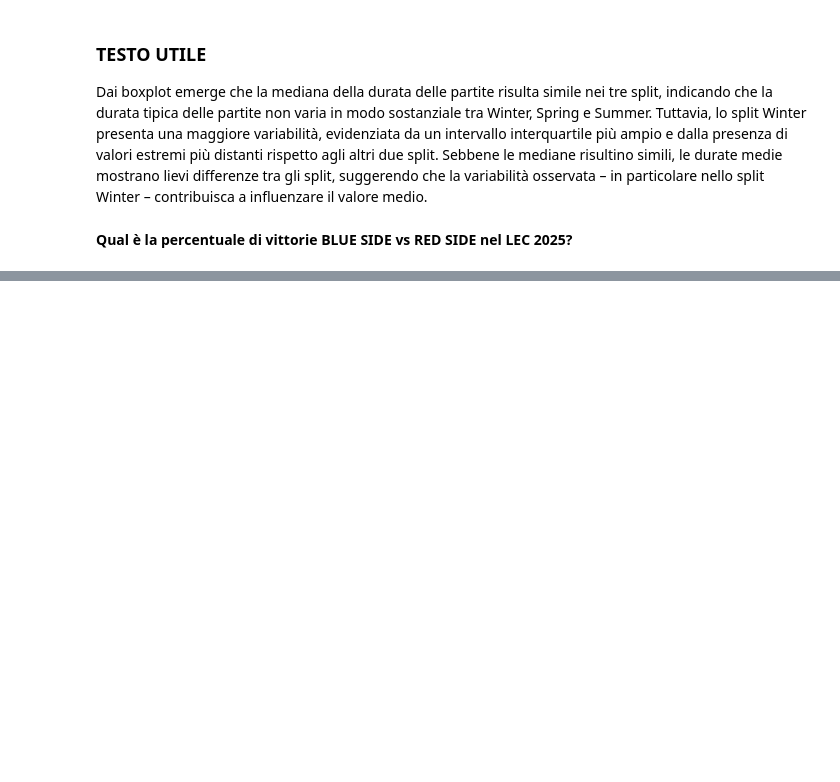
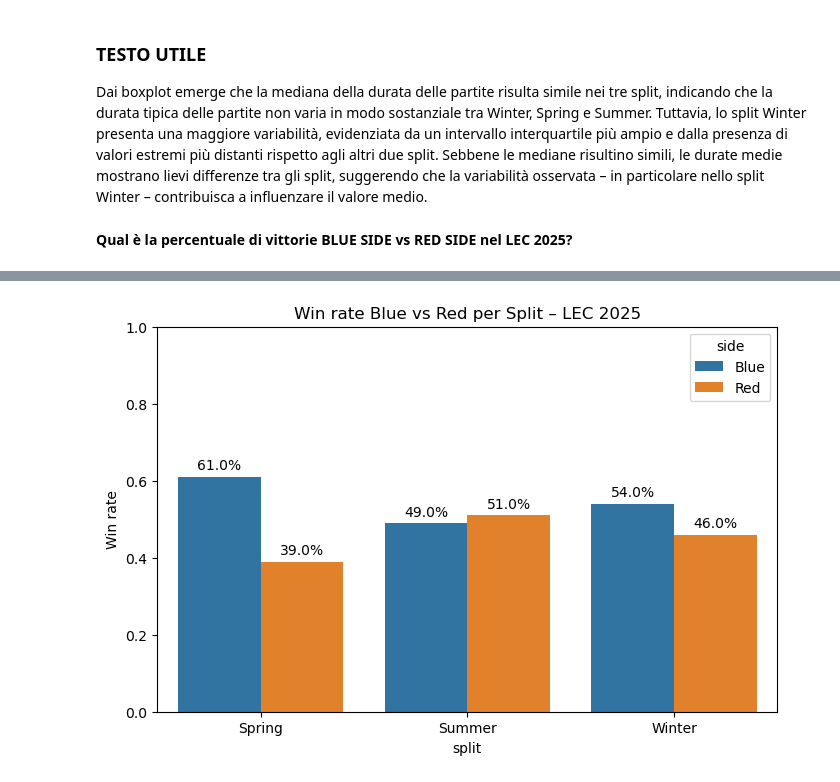
Before and after one commit to AnalystEca/G2-project-analysis, a Jupyter notebook: G2_analisi.ipynb, the cells around one changed output, grey strips where cells are left out. Saved outputs shown, nothing was run; the diff lists cells and outputs as text; code cells hidden in the pictures; blank space fills up the shorter version.

Commit message:
divisa la ddomanda delle vittorie red blue side in due e risposto alla prima parte

```diff
--- a/G2_analisi.ipynb
+++ b/G2_analisi.ipynb
@@ -267,0 +289,20 @@ Sebbene le mediane risultino simili, le durate medie mostrano lievi differenze t
+# %%
+summary_side_split = (
+    df_side
+    .groupby(['split', 'side'])
+    .agg(
+        partite=('gameid', 'nunique'),
+        vittorie=('result', 'sum')
+    )
+    .reset_index()
+)
+
+dfpr = (
+    df_side
+    .groupby(['split', 'side'])
+)
+
+summary_side_split['win_rate'] = (
+    summary_side_split['vittorie'] /
+    summary_side_split['partite']
+).round(2)
@@ -267,0 +319,25 @@ Sebbene le mediane risultino simili, le durate medie mostrano lievi differenze t
+# %%
+plt.figure(figsize=(8, 5))
+ax = sns.barplot(
+    data=summary_side_split,
+    x='split',
+    y='win_rate',
+    hue='side'
+)
+
+ax.set_ylabel('Win rate')
+ax.set_title('Win rate Blue vs Red per Split – LEC 2025')
+ax.set_ylim(0, 1)
+
+# ✅ aggiunta etichette percentuali
+for container in ax.containers:
+    ax.bar_label(
+        container,
+        labels=[f'{v*100:.1f}%' for v in container.datavalues],
+        padding=3,
+        fontsize=10
+    )
+
+plt.show()
+# %% [output]
+[figure, added]
```
Also changed, not shown: parts of 4 cells of this notebook.
